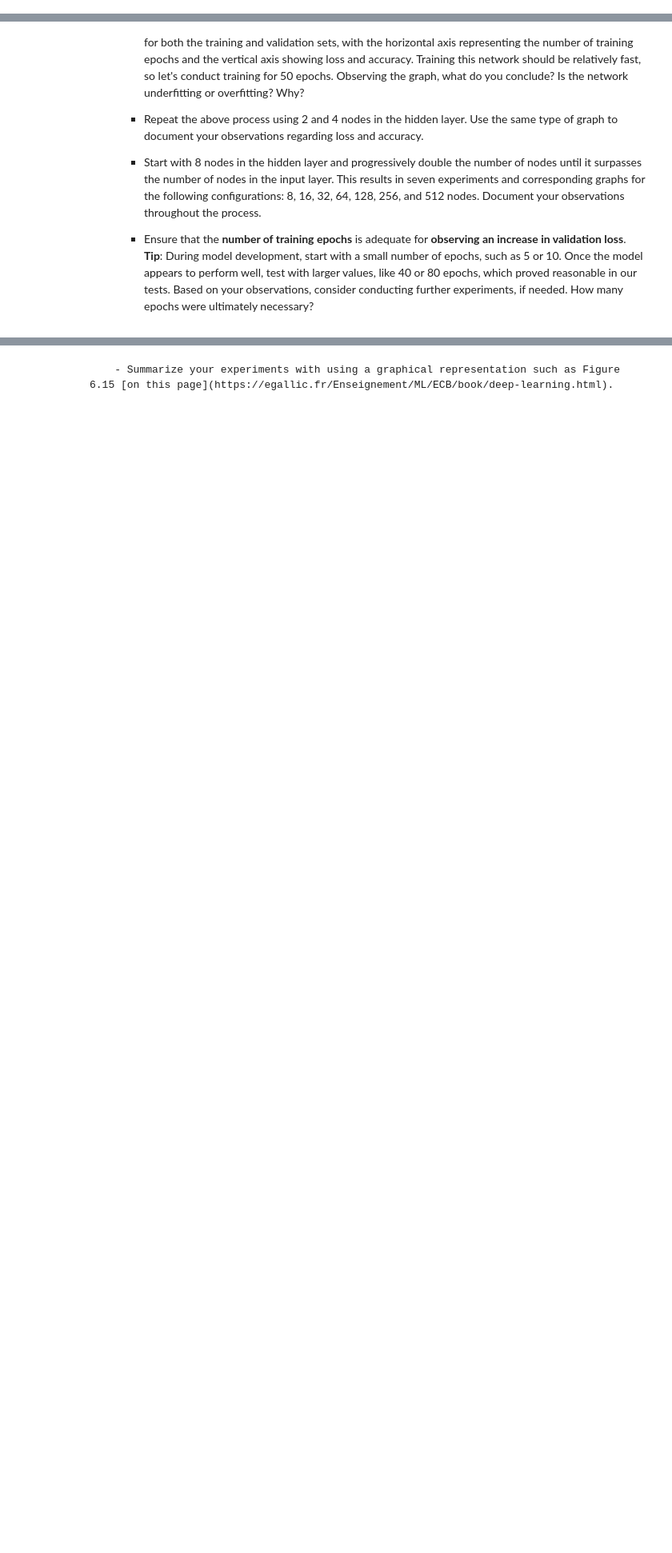
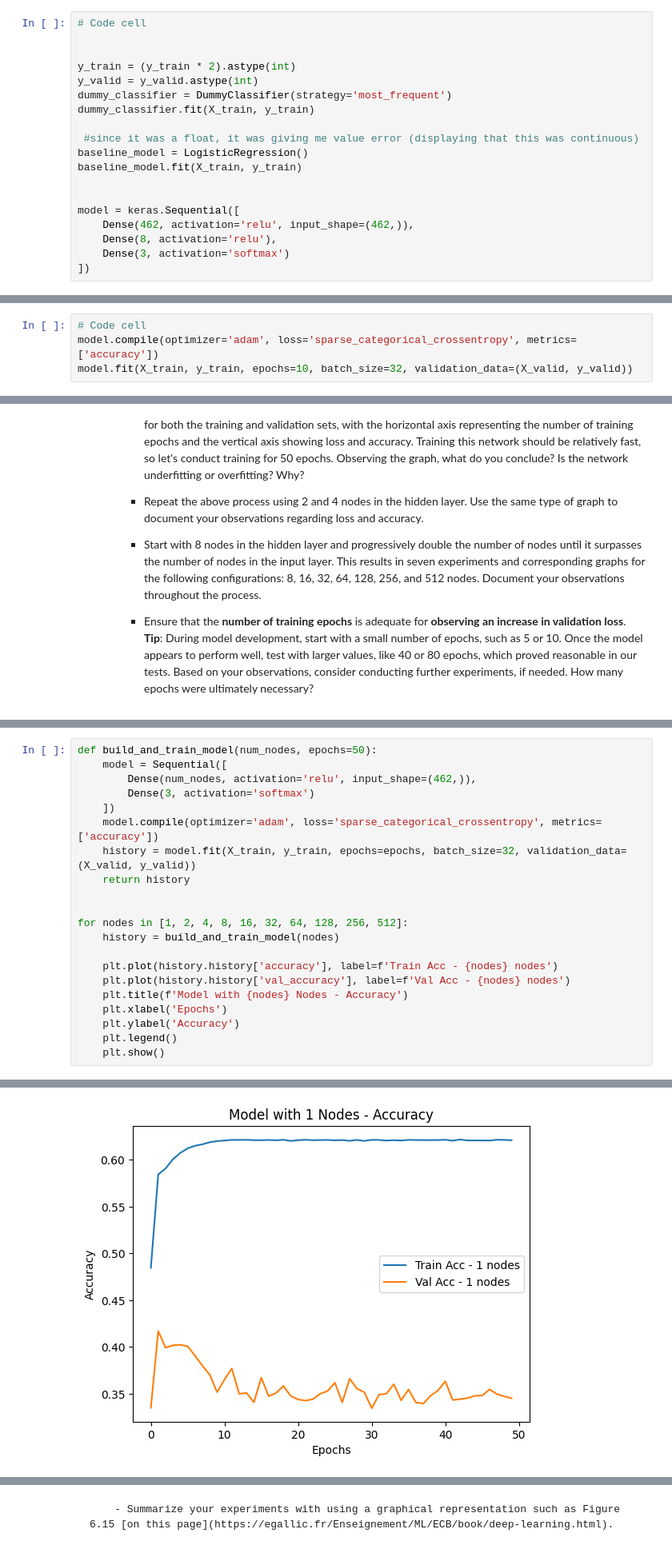
Before and after one commit to nalank1/CSI4106, a Jupyter notebook: A3/csi4106-f24-a3-template.ipynb, the cells around one changed output, grey strips where cells are left out. Shown at 80% size. Saved outputs shown, nothing was run; the diff lists cells and outputs as text; blank space fills up the shorter version.

```diff
--- a/A3/csi4106-f24-a3-template.ipynb
+++ b/A3/csi4106-f24-a3-template.ipynb
@@ -60,3 +161,22 @@ You can use this code cell for you import statements and other initializations.
+# %%
+# Code cell
+
+
+y_train = (y_train * 2).astype(int)
+y_valid = y_valid.astype(int)
+dummy_classifier = DummyClassifier(strategy='most_frequent')
+dummy_classifier.fit(X_train, y_train)
+
+ #since it was a float, it was giving me value error (displaying that this was continuous)
+baseline_model = LogisticRegression()
+baseline_model.fit(X_train, y_train)
+
+
+model = keras.Sequential([
+    Dense(462, activation='relu', input_shape=(462,)),
+    Dense(8, activation='relu'),
+    Dense(3, activation='softmax')
+])
 # %% [markdown]
 6. **Model Evaluation**:
 
@@ -69,0 +192,4 @@ You can use this code cell for you import statements and other initializations.
+# %%
+# Code cell
+model.compile(optimizer='adam', loss='sparse_categorical_crossentropy', metrics=['accuracy'])
+model.fit(X_train, y_train, epochs=10, batch_size=32, validation_data=(X_valid, y_valid))
@@ -109,0 +379,22 @@ You can use this code cell for you import statements and other initializations.
+# %%
+def build_and_train_model(num_nodes, epochs=50):
+    model = Sequential([
+        Dense(num_nodes, activation='relu', input_shape=(462,)),
+        Dense(3, activation='softmax')
+    ])
+    model.compile(optimizer='adam', loss='sparse_categorical_crossentropy', metrics=['accuracy'])
+    history = model.fit(X_train, y_train, epochs=epochs, batch_size=32, validation_data=(X_valid, y_valid))
+    return history
+
+
+for nodes in [1, 2, 4, 8, 16, 32, 64, 128, 256, 512]:
+    history = build_and_train_model(nodes)
+
+    plt.plot(history.history['accuracy'], label=f'Train Acc - {nodes} nodes')
+    plt.plot(history.history['val_accuracy'], label=f'Val Acc - {nodes} nodes')
+    plt.title(f'Model with {nodes} Nodes - Accuracy')
+    plt.xlabel('Epochs')
+    plt.ylabel('Accuracy')
+    plt.legend()
+    plt.show()
+# %% [output]
@@ -109,0 +419 @@ You can use this code cell for you import statements and other initializations.
+[figure, added]
```
Also changed, not shown: parts of 57 cells of this notebook.
